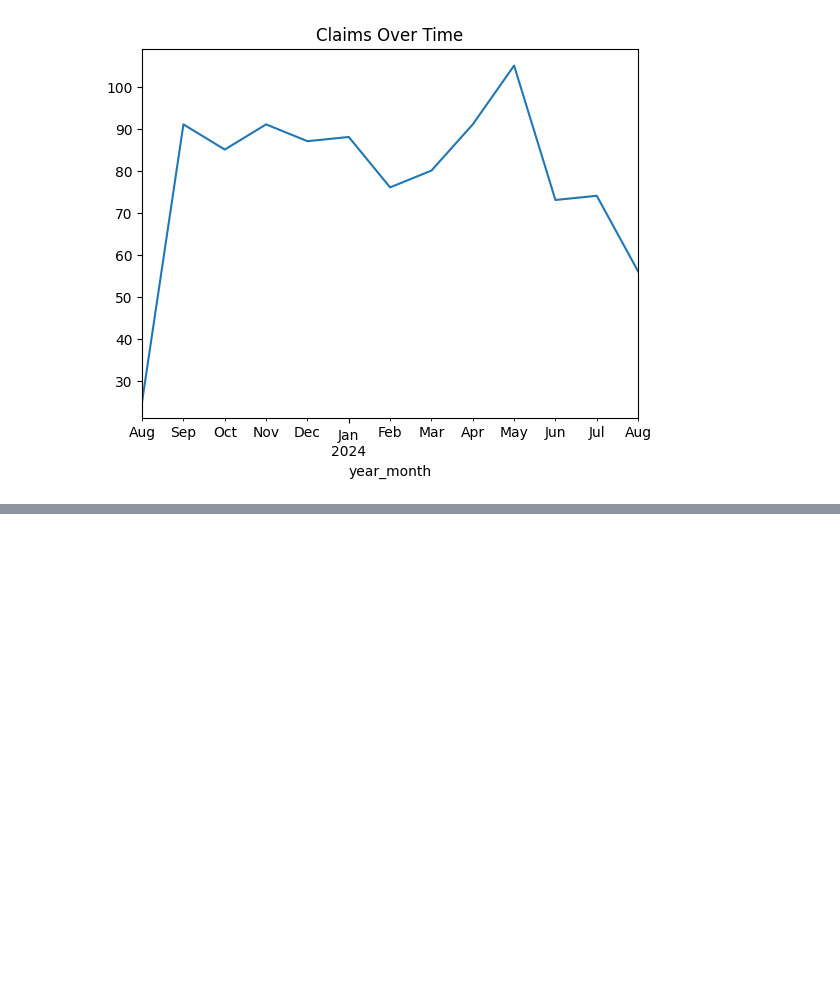
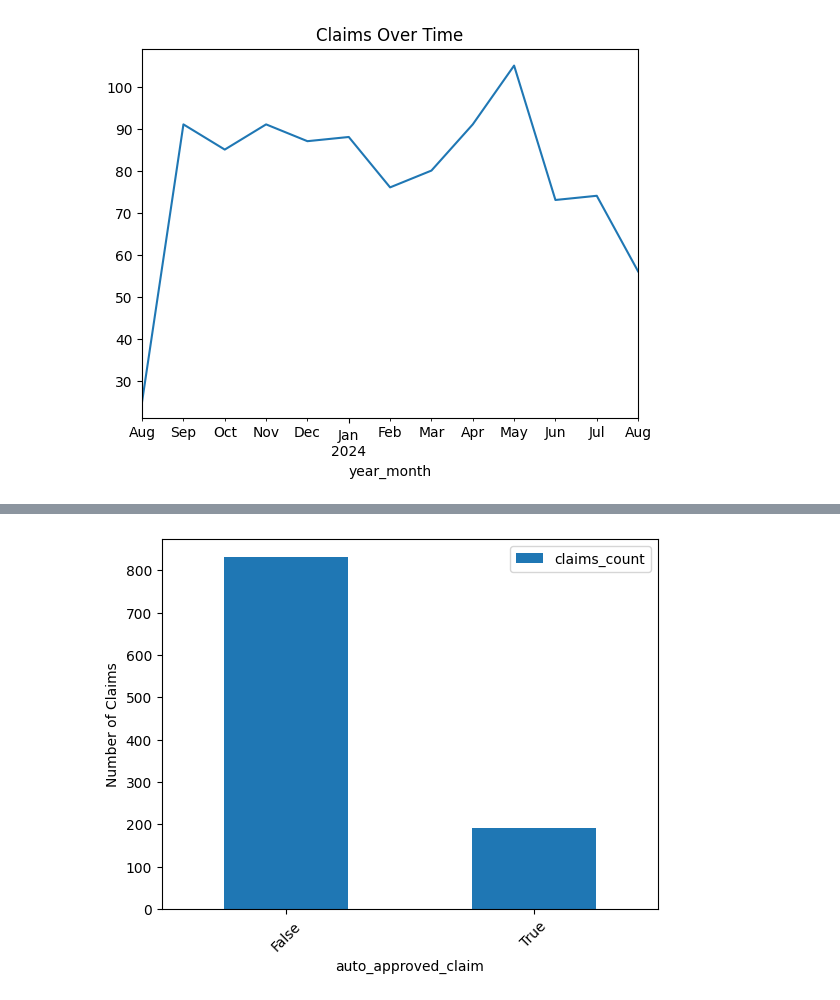
Before and after one commit to CMesiti/DataAnalyticsNotebooks, a Jupyter notebook: Claims_Data_Challenge.ipynb, the cells around one changed output, grey strips where cells are left out. Saved outputs shown, nothing was run; the diff lists cells and outputs as text; code cells hidden in the pictures; blank space fills up the shorter version.

```diff
--- a/Claims_Data_Challenge.ipynb
+++ b/Claims_Data_Challenge.ipynb
@@ -149,0 +228,11 @@ monthly_counts.plot(title='Claims Over Time', x='year_month', y='claims count',
+# %%
+# lets review the auto approved claims and determine the effectiveness.
+auto_claims_count = df.groupby('auto_approved_claim').size().reset_index(name='claims_count')
+display(auto_claims_count)
+
+
+#what types of service does the auto review approve mainly
+auto_service_count = df[df['auto_approved_claim']==True].groupby(['service']).size().reset_index(name='auto_approved_count')
+manual_service_count = df[df['auto_approved_claim']==False].groupby(['service']).size().reset_index(name='manually_decided')
+auto_claim_summary = auto_service_count.join(manual_service_count.set_index('service'), on='service')
+auto_claim_summary
@@ -149,0 +250,6 @@ monthly_counts.plot(title='Claims Over Time', x='year_month', y='claims count',
+# %%
+ax = auto_claims_count.plot(x="auto_approved_claim", y='claims_count', kind="bar", rot=45)
+plt.ylabel("Number of Claims")
+plt.show()
+# %% [output]
+[figure, added]
```
Also changed, not shown: parts of 26 cells of this notebook.
